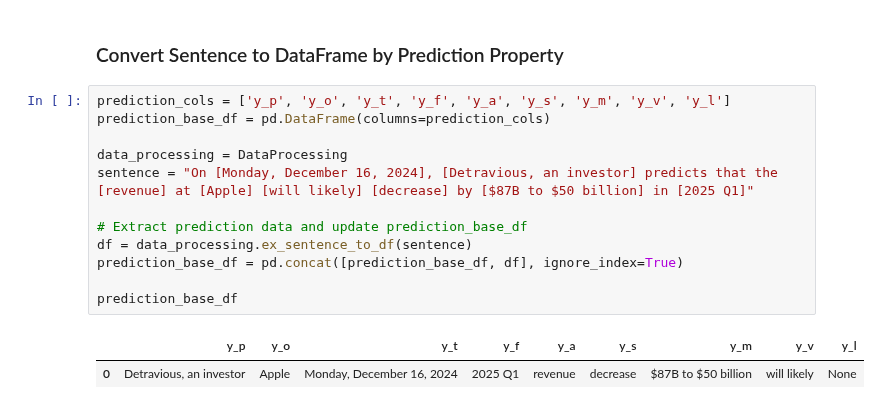
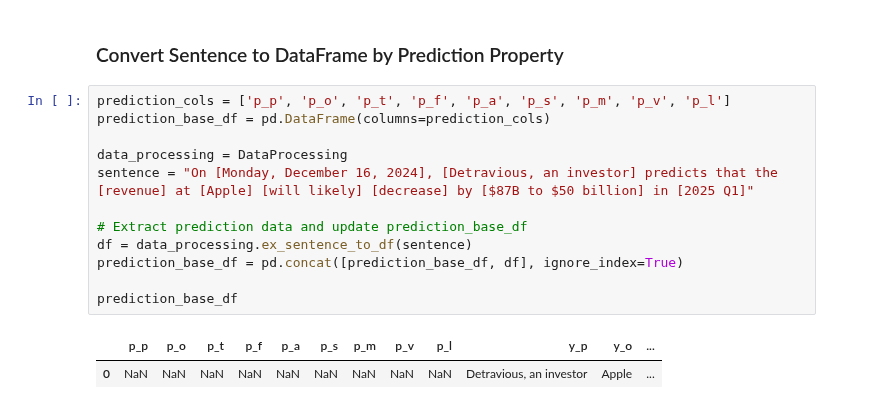
Before and after one commit to ufdatastudio/predictions, a Jupyter notebook: play/1-generate_predictions_langchain.ipynb, the cells around one changed output. Cells and saved outputs as stored; diff of their text form.

Commit message:
updated y to p and keeping brackets around prediction properties

```diff
--- a/play/1-generate_predictions_langchain.ipynb
+++ b/play/1-generate_predictions_langchain.ipynb
@@ -529,17 +530,17 @@ Stored 'non_predictions_df' (DataFrame)
 # %% [markdown]
 ### Convert Sentence to DataFrame by Prediction Property
 # %%
-prediction_cols = ['y_p', 'y_o', 'y_t', 'y_f', 'y_a', 'y_s', 'y_m', 'y_v', 'y_l']
+prediction_cols = ['p_p', 'p_o', 'p_t', 'p_f', 'p_a', 'p_s', 'p_m', 'p_v', 'p_l']
 prediction_base_df = pd.DataFrame(columns=prediction_cols)
 
 data_processing = DataProcessing
 sentence = "On [Monday, December 16, 2024], [Detravious, an investor] predicts that the [revenue] at [Apple] [will likely] [decrease] by [$87B to $50 billion] in [2025 Q1]"
 
 # Extract prediction data and update prediction_base_df
 df = data_processing.ex_sentence_to_df(sentence)
 prediction_base_df = pd.concat([prediction_base_df, df], ignore_index=True)
 
 prediction_base_df
 # %% [output]
-|  | y_p | y_o | y_t | y_f | y_a | y_s | y_m | y_v | y_l |
-| 0 | Detravious, an investor | Apple | Monday, December 16, 2024 | 2025 Q1 | revenue | decrease | $87B to $50 billion | will likely | None |
+|  | p_p | p_o | p_t | p_f | p_a | p_s | p_m | p_v | p_l | y_p | y_o | ... |
+| 0 | NaN | NaN | NaN | NaN | NaN | NaN | NaN | NaN | NaN | Detravious, an investor | Apple | ... |
```
Also changed, not shown: parts of 15 cells of this notebook.
